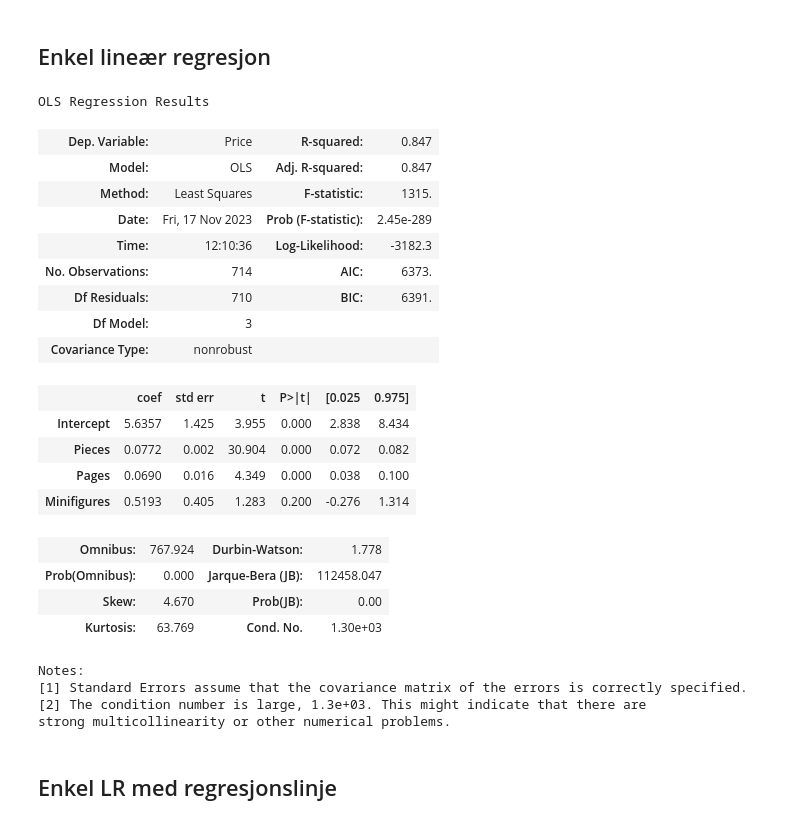
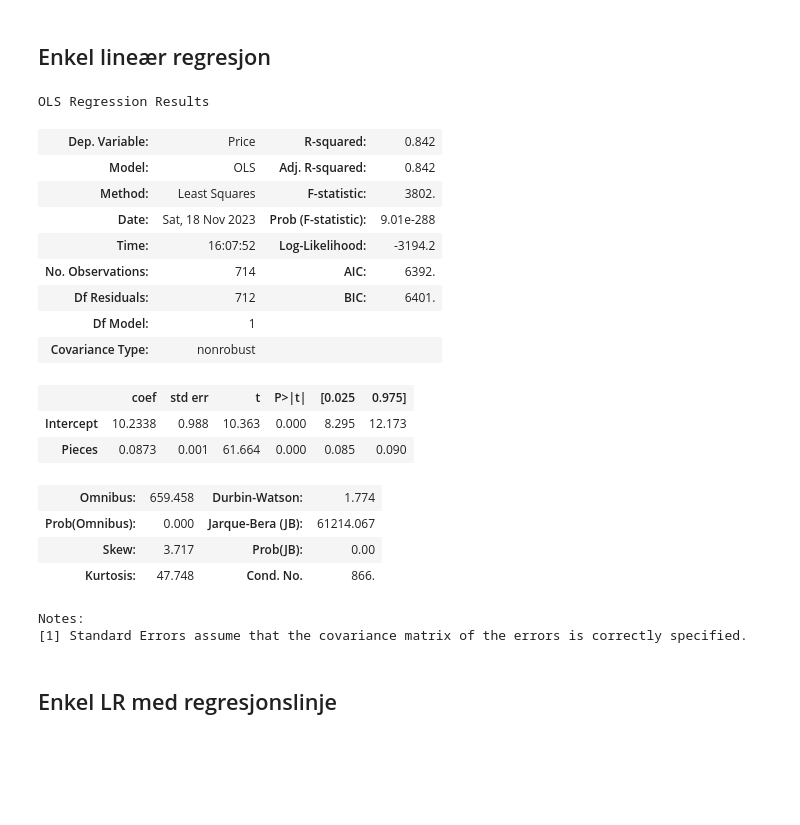
Before and after one commit to erikbjo/istg1003prosjekt, a Jupyter notebook: Oppgaver/arthurTestBook.ipynb, the cells around one changed output. Drawn from its saved outputs; the diff is of its cells as text; code cells hidden in the pictures; blank space fills up the shorter version.

```diff
--- a/Oppgaver/arthurTestBook.ipynb
+++ b/Oppgaver/arthurTestBook.ipynb
@@ -65,36 +65,32 @@ df2
 # %% [markdown]
 ## Enkel lineær regresjon
 # %%
-formel = 'Price ~ Pieces + Pages + Minifigures'
+formel = 'Price ~ Pieces'
 
 modell = smf.ols(formel, data = df2)
 resultat = modell.fit()
 
 resultat.summary()
 # %% [output]
 OLS Regression Results
-| Dep. Variable: | Price | R-squared: | 0.847 |
-| Model: | OLS | Adj. R-squared: | 0.847 |
-| Method: | Least Squares | F-statistic: | 1315. |
-| Date: | Fri, 17 Nov 2023 | Prob (F-statistic): | 2.45e-289 |
-| Time: | 12:10:36 | Log-Likelihood: | -3182.3 |
-| No. Observations: | 714 | AIC: | 6373. |
-| Df Residuals: | 710 | BIC: | 6391. |
-| Df Model: | 3 |  |  |
+| Dep. Variable: | Price | R-squared: | 0.842 |
+| Model: | OLS | Adj. R-squared: | 0.842 |
+| Method: | Least Squares | F-statistic: | 3802. |
+| Date: | Sat, 18 Nov 2023 | Prob (F-statistic): | 9.01e-288 |
+| Time: | 16:07:52 | Log-Likelihood: | -3194.2 |
+| No. Observations: | 714 | AIC: | 6392. |
+| Df Residuals: | 712 | BIC: | 6401. |
+| Df Model: | 1 |  |  |
 | Covariance Type: | nonrobust |  |  |
 |  | coef | std err | t | P>|t| | [0.025 | 0.975] |
-| Intercept | 5.6357 | 1.425 | 3.955 | 0.000 | 2.838 | 8.434 |
-| Pieces | 0.0772 | 0.002 | 30.904 | 0.000 | 0.072 | 0.082 |
-| Pages | 0.0690 | 0.016 | 4.349 | 0.000 | 0.038 | 0.100 |
-| Minifigures | 0.5193 | 0.405 | 1.283 | 0.200 | -0.276 | 1.314 |
+| Intercept | 10.2338 | 0.988 | 10.363 | 0.000 | 8.295 | 12.173 |
+| Pieces | 0.0873 | 0.001 | 61.664 | 0.000 | 0.085 | 0.090 |
-| Omnibus: | 767.924 | Durbin-Watson: | 1.778 |
-| Prob(Omnibus): | 0.000 | Jarque-Bera (JB): | 112458.047 |
-| Skew: | 4.670 | Prob(JB): | 0.00 |
-| Kurtosis: | 63.769 | Cond. No. | 1.30e+03 |
+| Omnibus: | 659.458 | Durbin-Watson: | 1.774 |
+| Prob(Omnibus): | 0.000 | Jarque-Bera (JB): | 61214.067 |
+| Skew: | 3.717 | Prob(JB): | 0.00 |
+| Kurtosis: | 47.748 | Cond. No. | 866. |
 Notes:
 [1] Standard Errors assume that the covariance matrix of the errors is correctly specified.
-[2] The condition number is large, 1.3e+03. This might indicate that there are
-strong multicollinearity or other numerical problems.
 # %% [markdown]
 ## Enkel LR med regresjonslinje
 # %%
```
Also changed, not shown: parts of 5 cells of this notebook.
